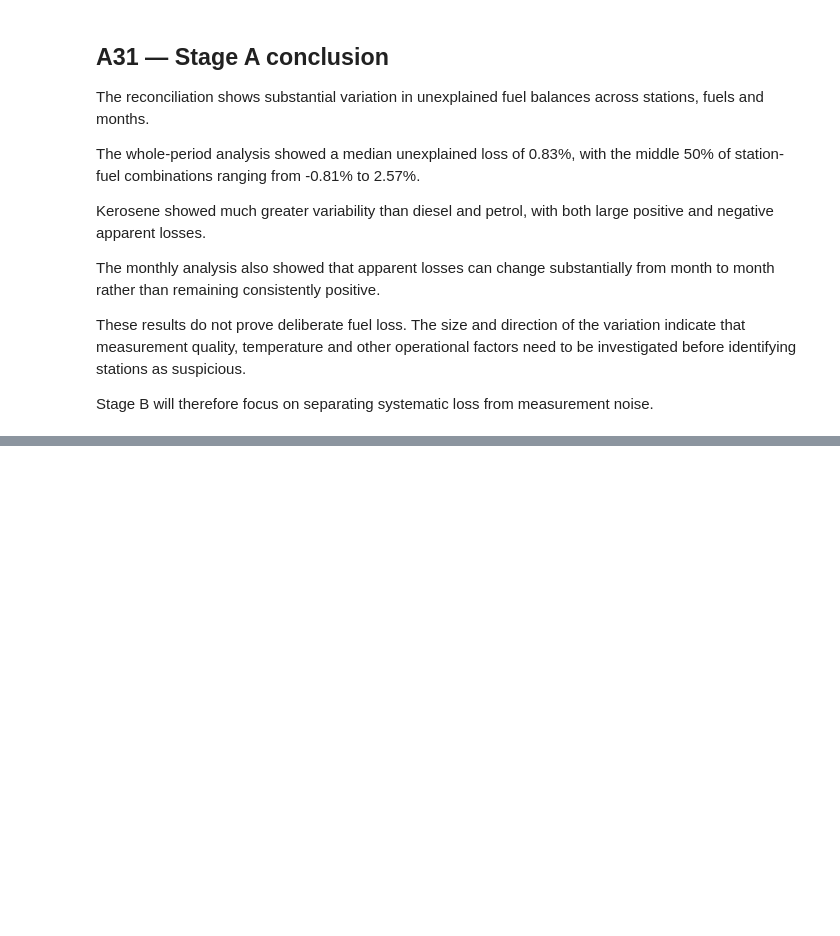
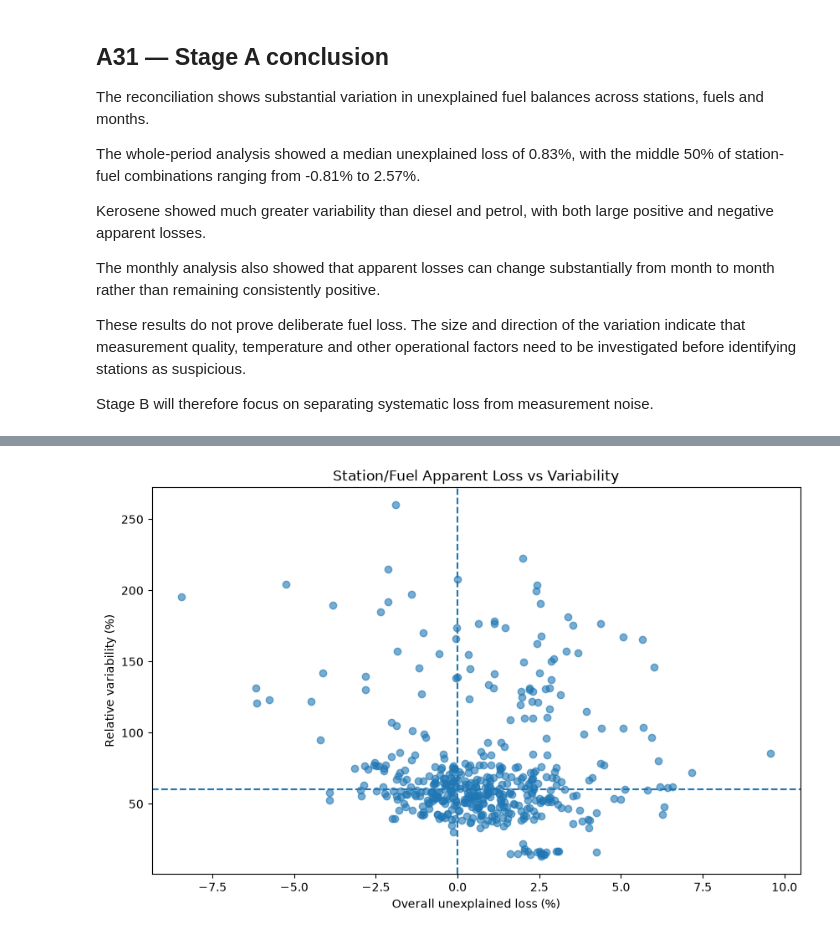
Before and after one commit to moforrochelle/skye8-ds-mofor-rochelle, a Jupyter notebook: notebooks/fuel_reconciliation.ipynb, the cells around one changed output, grey strips where cells are left out. Drawn from its saved outputs; the diff is of its cells as text; code cells hidden in the pictures; blank space fills up the shorter version.

```diff
--- a/notebooks/fuel_reconciliation.ipynb
+++ b/notebooks/fuel_reconciliation.ipynb
@@ -935,0 +1005,12 @@ variability for each station and fuel.
+# %%
+station_loss["mean_daily_throughput_l"] = (
+    reconciliation.groupby(["station_id", "fuel_type"])["throughput_l"]
+    .mean()
+    .values
+)
+
+station_loss["relative_variability"] = (
+    station_loss["loss_variability_l"]
+    / station_loss["mean_daily_throughput_l"]
+    * 100
+)
@@ -935,0 +1031,24 @@ variability for each station and fuel.
+# %%
+import matplotlib.pyplot as plt
+
+plt.figure(figsize=(10, 6))
+
+plt.scatter(
+    station_loss["loss_pct"],
+    station_loss["relative_variability"],
+    alpha=0.6
+)
+
+plt.xlabel("Overall unexplained loss (%)")
+plt.ylabel("Relative variability (%)")
+plt.title("Station/Fuel Apparent Loss vs Variability")
+
+plt.axvline(0, linestyle="--")
+plt.axhline(
+    station_loss["relative_variability"].median(),
+    linestyle="--"
+)
+
+plt.show()
+# %% [output]
+[figure, added]
```
Also changed, not shown: parts of 26 cells of this notebook.
